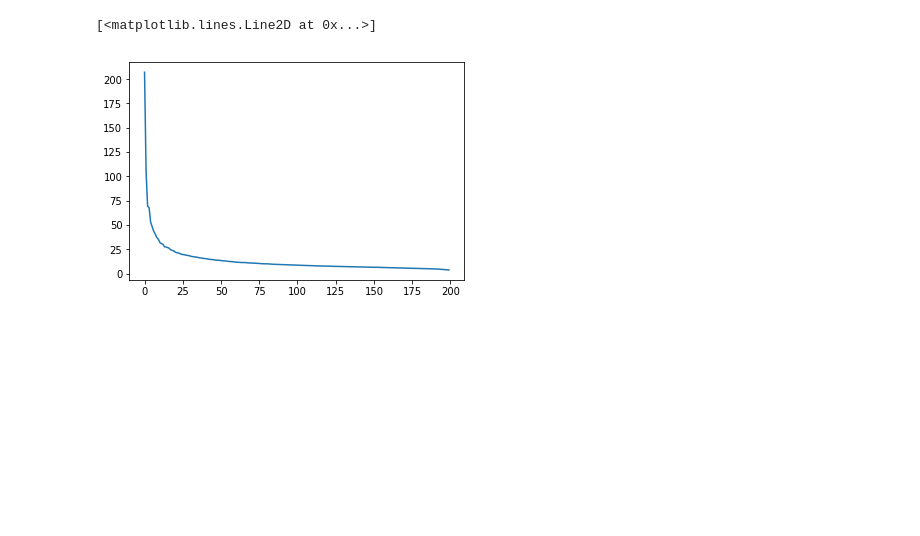
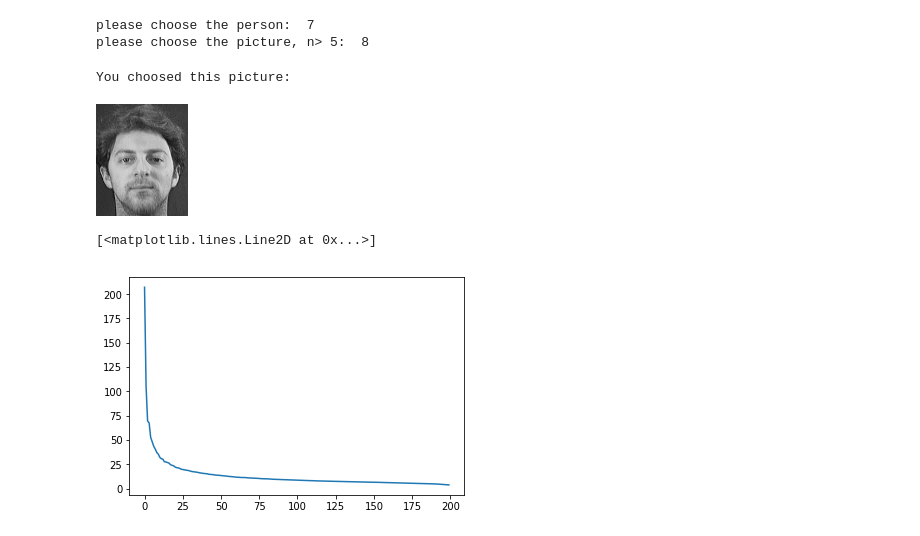
Before and after one commit to mortezadalir/PCA-face-recognition, a Jupyter notebook: PCA-Face-Recognition.ipynb, the cells around one changed output. Cells and saved outputs as stored; diff of their text form; code cells hidden in the pictures; blank space fills up the shorter version.

```diff
--- a/PCA-Face-Recognition.ipynb
+++ b/PCA-Face-Recognition.ipynb
@@ -14,3 +7,14 @@ def minIndex(A):
 # %%
-#m=input("please choose the person:  ")
-#n=input("please choose the picture, n> 5:  ")
+m=input("please choose the person:  ")
+n=input("please choose the picture, n> 5:  ")
+# %% [output]
+please choose the person:  7
+please choose the picture, n> 5:  8
+# %%
+my_str= "orlfaces/s{}/{}.pgm".format(m,n)
+my_pic5=Image.open(my_str)
+print("You choosed this picture:")
+my_pic5
+# %% [output]
+You choosed this picture:
+[figure, added]
```
Also changed, not shown: parts of 11 cells of this notebook, 1 other file.
